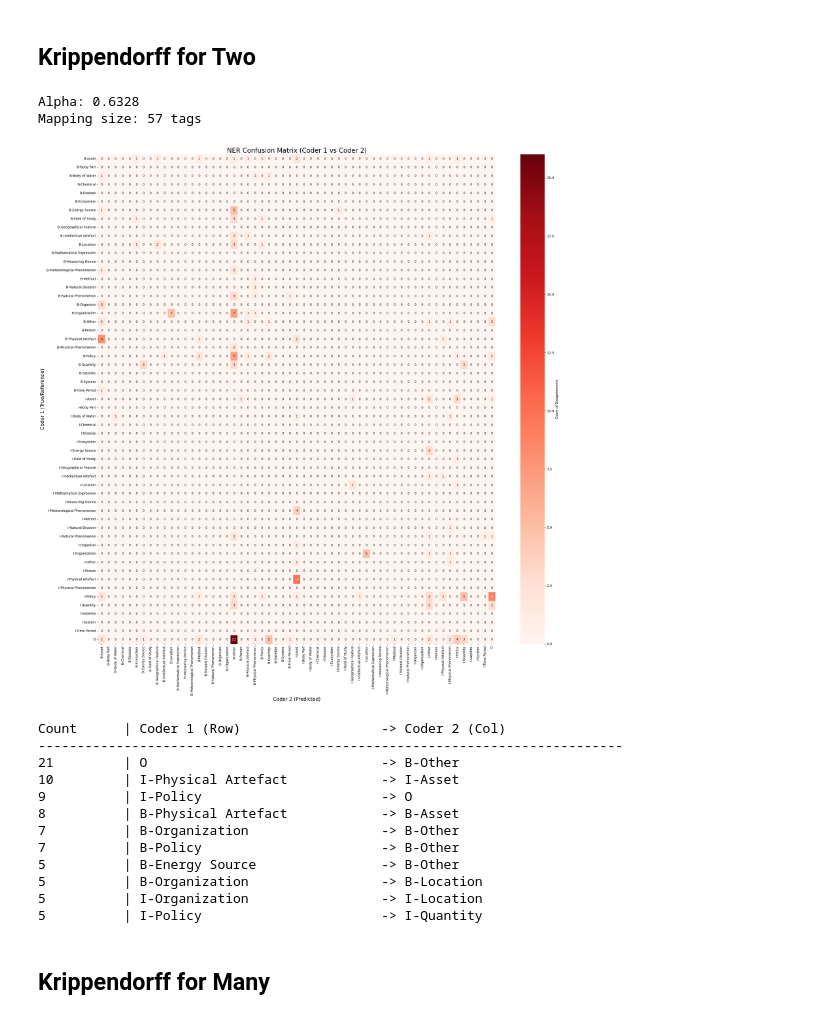
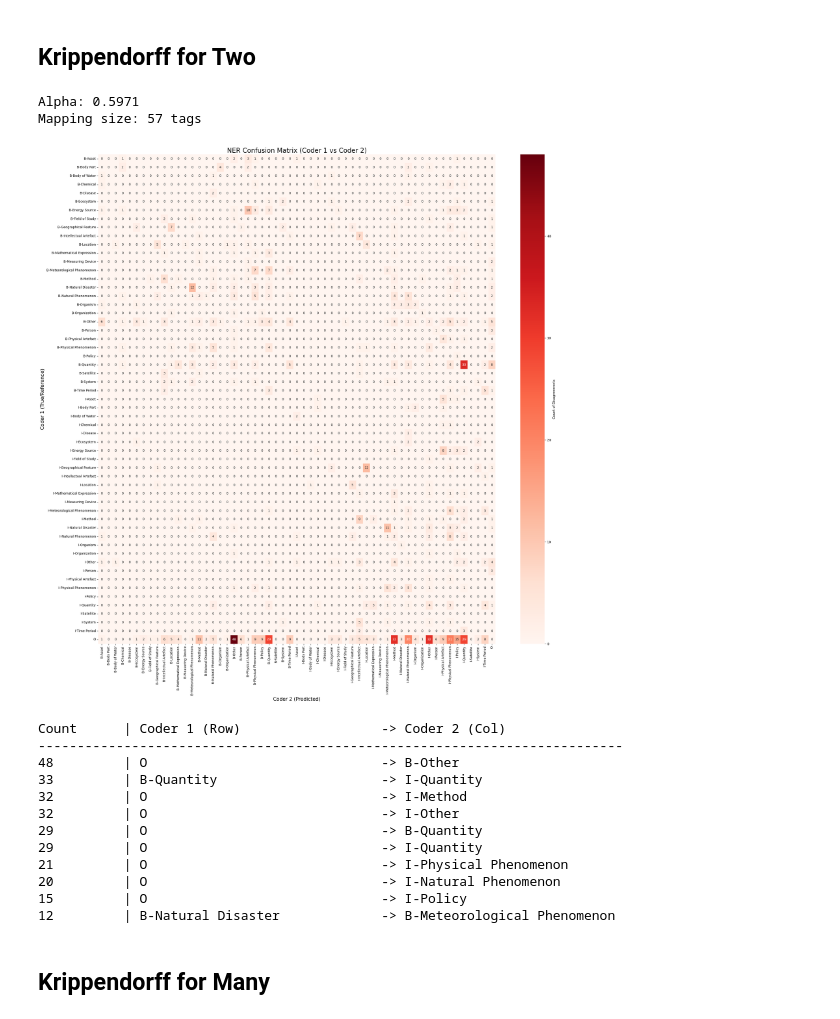
Before and after one commit to P0L3/CliReNER, a Jupyter notebook: annotator_stats.ipynb, the cells around one changed output. Saved outputs shown, nothing was run; the diff lists cells and outputs as text; code cells hidden in the pictures.

```diff
--- a/annotator_stats.ipynb
+++ b/annotator_stats.ipynb
@@ -487,34 +809,34 @@ data_12 = None
 ## Krippendorff for Two
 # %%
 # 1. Run calculation
-alpha, count, cm, mapping = calculate_ner_agreement(data_5, data_6)
+alpha, count, cm, mapping = calculate_ner_agreement(data_0, data_11)
 
 # 2. Print results
 print(f"Alpha: {alpha:.4f}")
 print(f"Mapping size: {len(mapping)} tags")
 
 # 3. Plot (using the plot function provided previously)
 if cm is not None:
     plot_ner_confusion_matrix(cm, mapping, hide_diagonal=True)
 # %% [output]
-Alpha: 0.6328
+Alpha: 0.5971
 Mapping size: 57 tags
-[figure, old version]
+[figure, new version]
 # %%
 print_top_confusions(cm, mapping)
 # %% [output]
 Count      | Coder 1 (Row)                  -> Coder 2 (Col)
 ---------------------------------------------------------------------------
-21         | O                              -> B-Other
-10         | I-Physical Artefact            -> I-Asset
-9          | I-Policy                       -> O
-8          | B-Physical Artefact            -> B-Asset
-7          | B-Organization                 -> B-Other
-7          | B-Policy                       -> B-Other
-5          | B-Energy Source                -> B-Other
-5          | B-Organization                 -> B-Location
-5          | I-Organization                 -> I-Location
-5          | I-Policy                       -> I-Quantity
+48         | O                              -> B-Other
+33         | B-Quantity                     -> I-Quantity
+32         | O                              -> I-Method
+32         | O                              -> I-Other
+29         | O                              -> B-Quantity
+29         | O                              -> I-Quantity
+21         | O                              -> I-Physical Phenomenon
+20         | O                              -> I-Natural Phenomenon
+15         | O                              -> I-Policy
+12         | B-Natural Disaster             -> B-Meteorological Phenomenon
 # %% [markdown]
 ## Krippendorff for Many
 # %%
```
Also changed, not shown: parts of 10 cells of this notebook, 1 other file.
